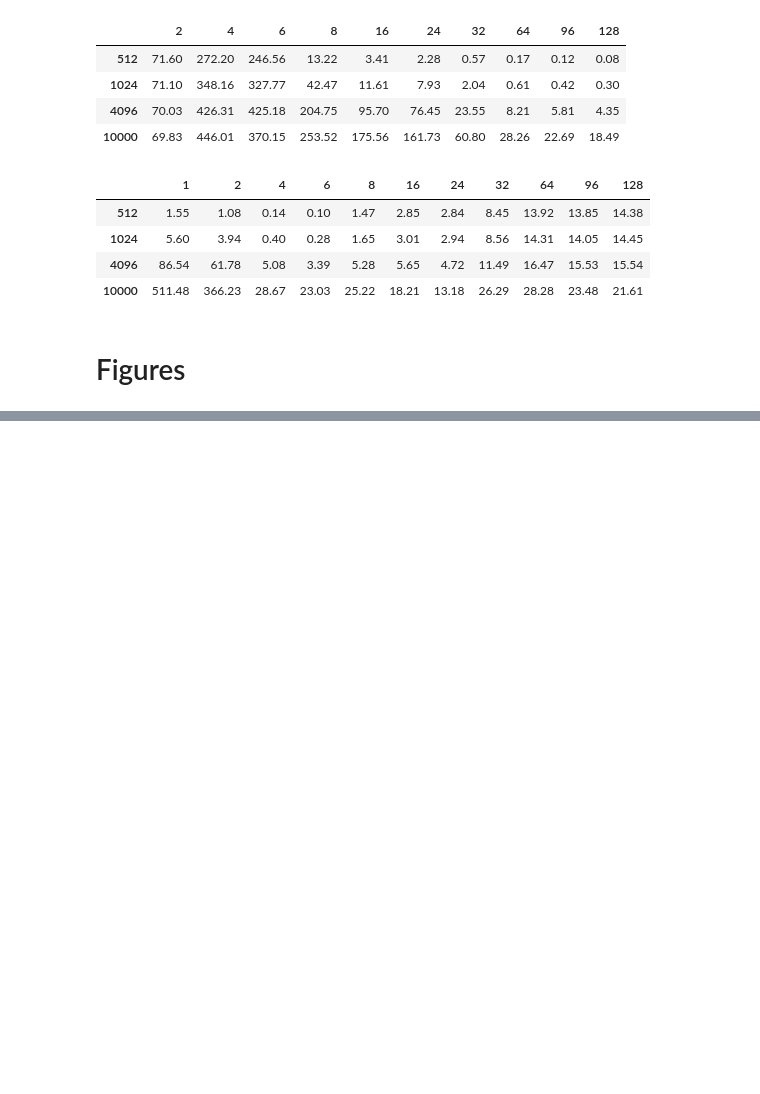
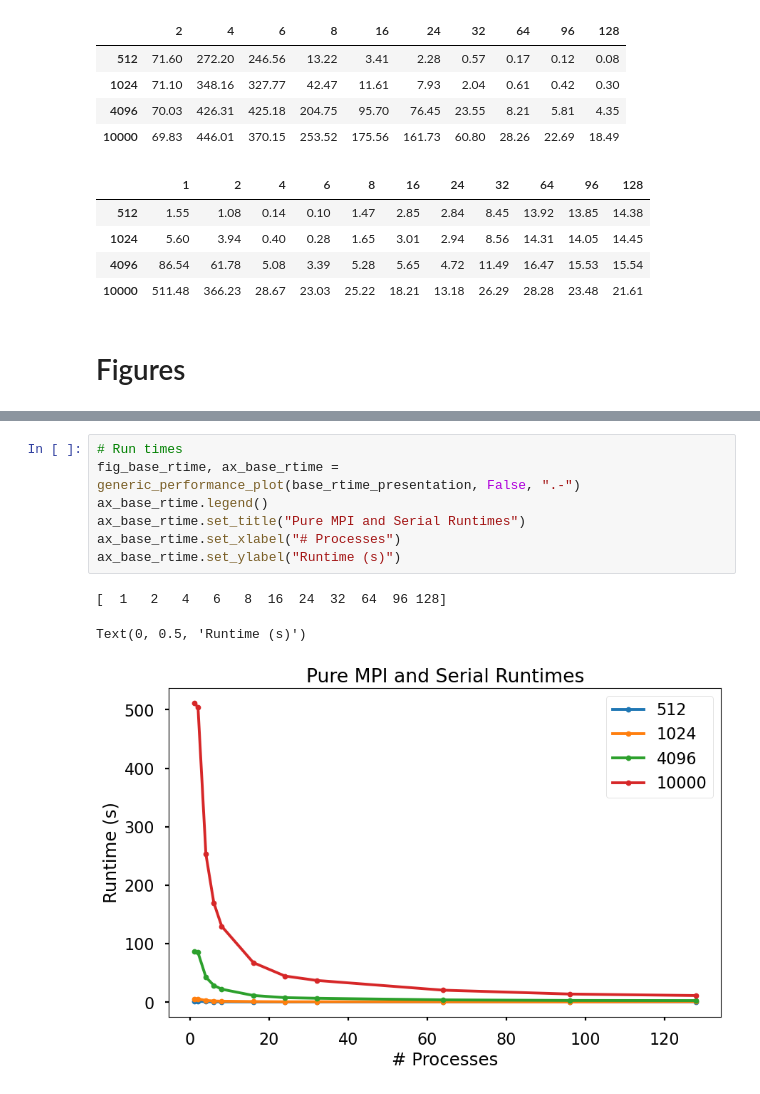
Before and after one commit to jfdev001/parallel-nbody, a Jupyter notebook: notebooks/figures.ipynb, the cells around one changed output, grey strips where cells are left out. Cells and saved outputs as stored; diff of their text form; blank space fills up the shorter version.

```diff
--- a/notebooks/figures.ipynb
+++ b/notebooks/figures.ipynb
@@ -361,0 +409,11 @@ OpenMP Optimized Speedup, Efficiency, and Runtimes
+# %%
+# Run times
+fig_base_rtime, ax_base_rtime = generic_performance_plot(base_rtime_presentation, False, ".-")
+ax_base_rtime.legend()
+ax_base_rtime.set_title("Pure MPI and Serial Runtimes")
+ax_base_rtime.set_xlabel("# Processes")
+ax_base_rtime.set_ylabel("Runtime (s)")
+# %% [output]
+[  1   2   4   6   8  16  24  32  64  96 128]
+Text(0, 0.5, 'Runtime (s)')
+[figure, added]
```
Also changed, not shown: parts of 4 cells of this notebook.
